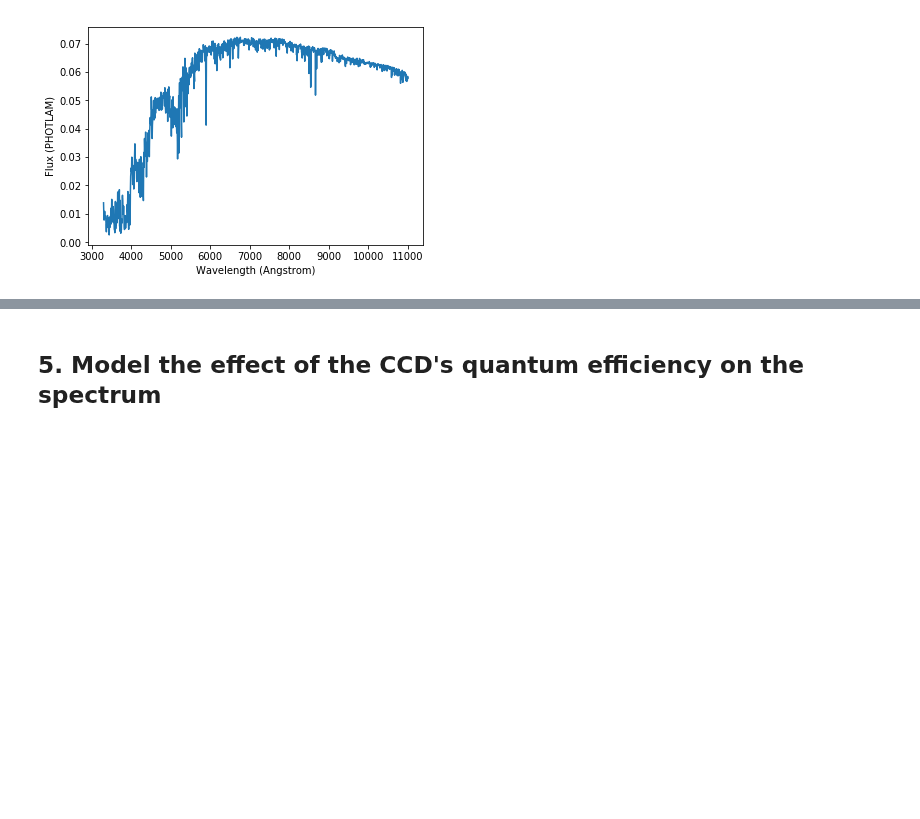
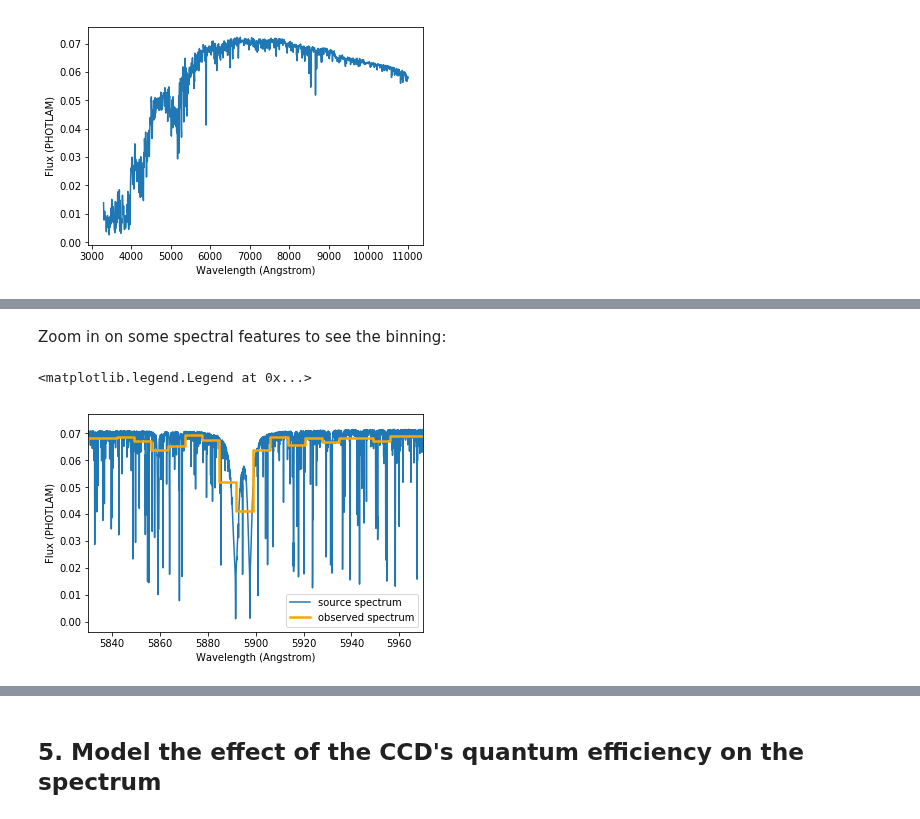
Before and after one commit to tcjansen/GSoC, a Jupyter notebook: synspec_examples.ipynb, the cells around one changed output, grey strips where cells are left out. Cells and saved outputs as stored; diff of their text form; code cells hidden in the pictures; blank space fills up the shorter version.

Commit message:
Zoomed in on spectral features to show binning

```diff
--- a/synspec_examples.ipynb
+++ b/synspec_examples.ipynb
@@ -160,0 +162,13 @@ plt.legend()
+# %% [markdown]
+Zoom in on some spectral features to see the binning:
+# %%
+plt.plot(photlam_hatp11.waveset, photlam_hatp11(photlam_hatp11.waveset), label='source spectrum')
+plt.step(spec_wavelengths, observation_preccd.binflux, color='orange', label='observed spectrum',
+         where='mid', lw=2.5)
+plt.xlim(5830, 5970)
+plt.xlabel('Wavelength (Angstrom)')
+plt.ylabel('Flux (PHOTLAM)')
+plt.legend()
+# %% [output]
+<matplotlib.legend.Legend at 0x...>
+[figure, added]
```
Also changed, not shown: parts of 4 cells of this notebook.
